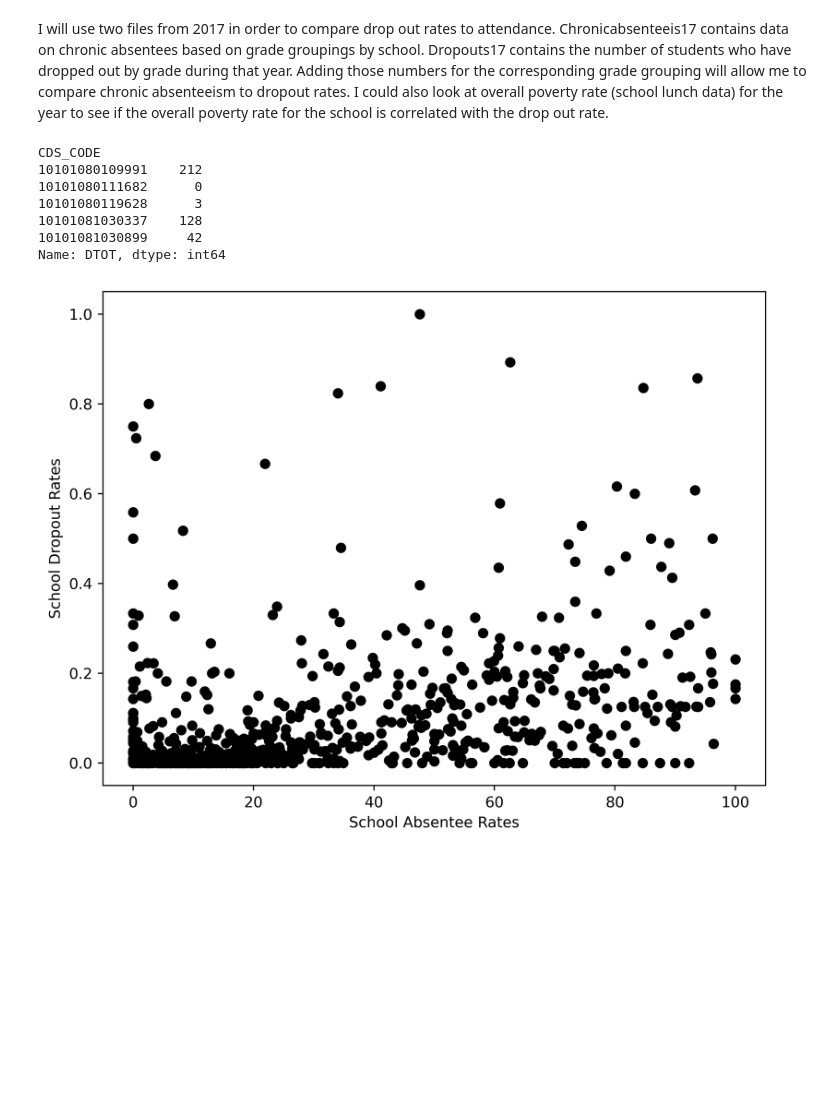
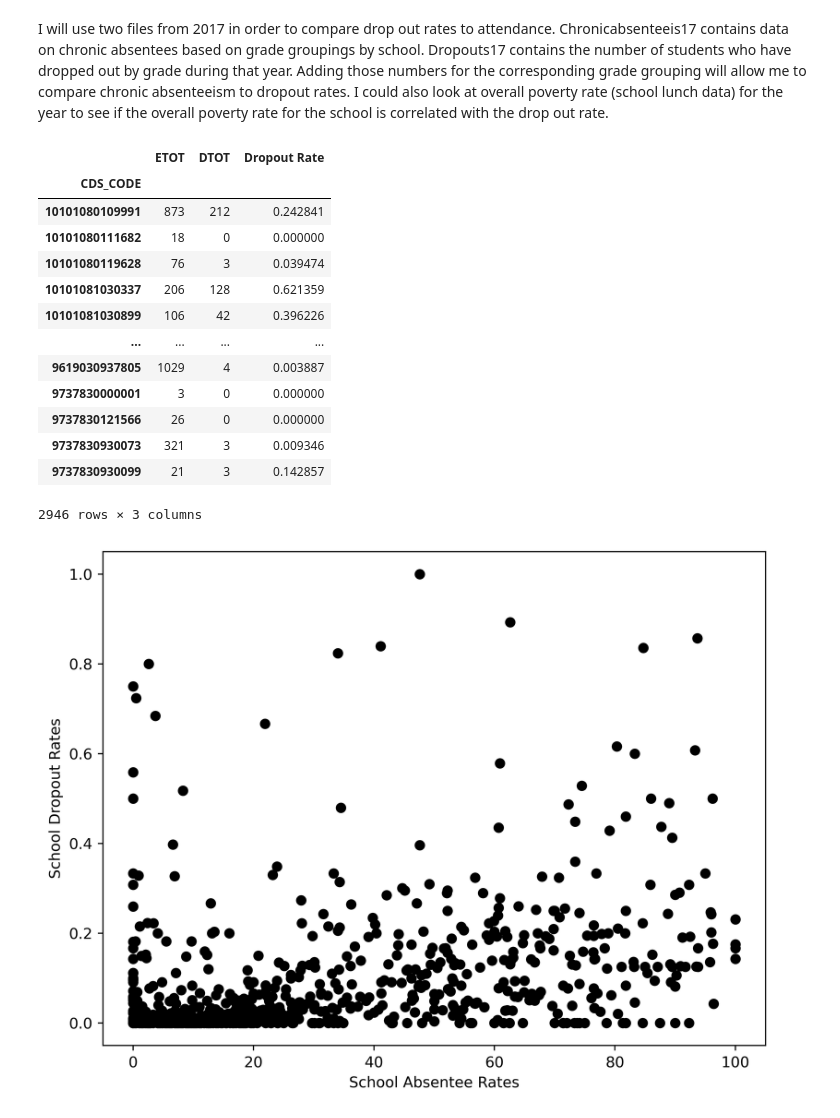
Before and after one commit to shiftyJack/absenteeriskanalysis, a Jupyter notebook: Absentee Dropout Data Cleaning.ipynb, the cells around one changed output. Cells and saved outputs as stored; diff of their text form; code cells hidden in the pictures; blank space fills up the shorter version.

```diff
--- a/Absentee Dropout Data Cleaning.ipynb
+++ b/Absentee Dropout Data Cleaning.ipynb
@@ -44,33 +44,43 @@ df1.to_csv('chronicabsenteeism17.csv', index = None)
 # %%
 df2 = pd.read_csv("filesdropouts17.txt", delimiter= '\t', low_memory=False, on_bad_lines='skip', encoding = 'unicode_escape')
 #df1 = df1[df1['AggregateLevel'] == "S"]
 df2 = df2.drop(['E7', 'E8', 'E9', 'E10', 'E11', 'E12', 'EUS', 'D7', 'D8', 'DUS'], axis = 1)
 #df1 = df1.rename(columns={"AcademicYear":"Academic Year", "DistrictName":"District Name", "SchoolName":"School Name", "ReportingCategory":"Reporting Category", "ChronicAbsenteeismEligibleCumula":"ChronicAbsenteeismEligibleCumulativeEnrollment"})
 #df1 = df1[df1['ChronicAbsenteeismRate'].notnull()]
 df2 = df2.sort_values('CDS_CODE')
 df2['CDS_CODE'] = df2['CDS_CODE'].astype(str)
 #enrolTOTdf = df2.groupby(by=['CDS_CODE']),['ETOT','DTOT'].sum().reset_index()
-enrolTOTdf = df2.groupby(['CDS_CODE'])['ETOT'].sum()
-dropTOTdf = df2.groupby(['CDS_CODE'])['DTOT'].sum()
-df2 = pd.merge(enrolTOTdf, dropTOTdf, on = 'CDS_CODE')
+enrolTOT = df2.groupby(['CDS_CODE'])['ETOT'].sum()
+enrolTOTdf = pd.DataFrame(enrolTOT)
+dropTOT = df2.groupby(['CDS_CODE'])['DTOT'].sum()
+dropTOTdf = pd.DataFrame(dropTOTdf)
+df2 = enrolTOTdf.join(dropTOTdf)
+#df2 = pd.merge(enrolTOTdf, dropTOTdf, on = 'CDS_CODE', how = 'outer')
 #df2 = enrolTOTdf.to_frame().merge(dropTOTdf,on = 'CDS_CODE',how = 'outer')
 #df_dtot = df2.groupby(['CDS_CODE'])['DTOT'].sum().reset_index()
 
 # TODO remove ETOT = 0
 df2 = df2[df2['ETOT'] != 0]
+df2['Dropout Rate'] = df2['DTOT'] / df2['ETOT']
 
 
 
 #merged_df = pd.merge(df1, df7[['School Name', 'Reporting Category', 'Graduate count']], on=['School Name', 'Reporting Category'], how='left')
-df2.to_csv('dropouts17.csv', index = None)
+df2.to_csv('dropouts17.csv')
+df2
+# %% [output]
+|  | ETOT | DTOT | Dropout Rate |
+| CDS_CODE |  |  |  |
+| 10101080109991 | 873 | 212 | 0.242841 |
+| 10101080111682 | 18 | 0 | 0.000000 |
+| 10101080119628 | 76 | 3 | 0.039474 |
+| 10101081030337 | 206 | 128 | 0.621359 |
+| 10101081030899 | 106 | 42 | 0.396226 |
+| ... | ... | ... | ... |
+| 9619030937805 | 1029 | 4 | 0.003887 |
+| 9737830000001 | 3 | 0 | 0.000000 |
+| 9737830121566 | 26 | 0 | 0.000000 |
+| 9737830930073 | 321 | 3 | 0.009346 |
+| 9737830930099 | 21 | 3 | 0.142857 |
+2946 rows × 3 columns
-# %%
-dropTOTdf.head()
-# %% [output]
-CDS_CODE
-10101080109991    212
-10101080111682      0
-10101080119628      3
-10101081030337    128
-10101081030899     42
-Name: DTOT, dtype: int64
 # %%
```
Also changed, not shown: parts of 7 cells of this notebook, 9 other files.
